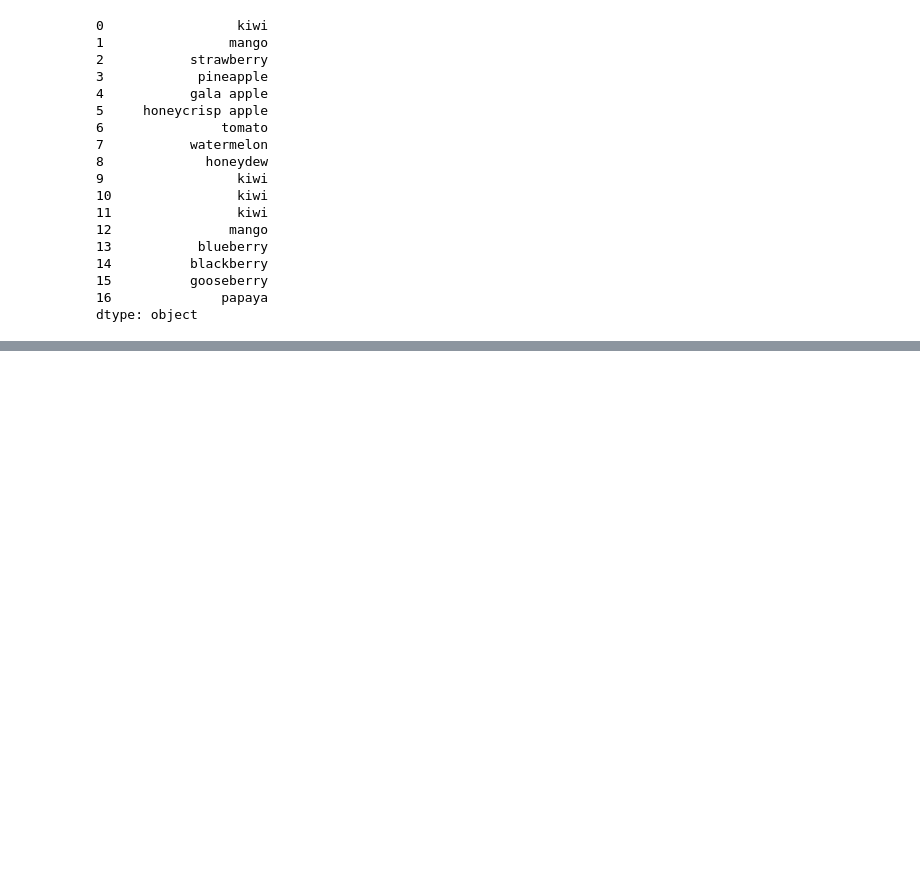
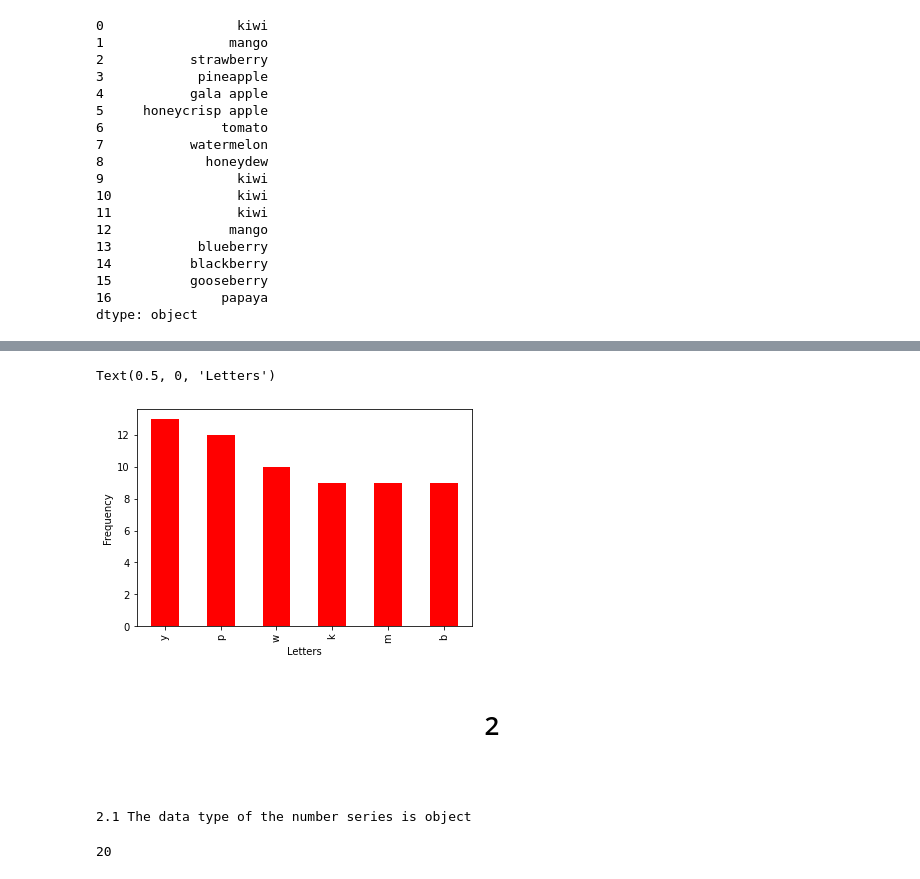
Before and after one commit to VelasquezAlejandro044/numpy-pandas-visualization-exercises, a Jupyter notebook: pandas_series.ipynb, the cells around one changed output, grey strips where cells are left out. Saved outputs shown, nothing was run; the diff lists cells and outputs as text; code cells hidden in the pictures; blank space fills up the shorter version.

```diff
--- a/pandas_series.ipynb
+++ b/pandas_series.ipynb
@@ -144,0 +269,12 @@ AttributeError: module 'pandas' has no attribute 'vowel_count'
+# %%
+# 1.6 Create a bar plot of the frequencies of the 6 most commonly occuring letters.
+letters.value_counts().head(6).plot.bar(color = 'r')
+plt.ylabel("Frequency")
+plt.xlabel("Letters")
+# %% [output]
+Text(0.5, 0, 'Letters')
+[figure, added]
+# %% [markdown]
+# <h1><center>2</center></h1>
+# %% [markdown]
+##
@@ -144,0 +285,10 @@ AttributeError: module 'pandas' has no attribute 'vowel_count'
+# %%
+# 2.1 What is the data type of the numbers Series?
+print(f"2.1 The data type of the number series is {num.dtype}")
+# %% [output]
+2.1 The data type of the number series is object
+# %%
+# 2.2 How many elements are in the number Series?
+num.size
+# %% [output]
+20
```
Also changed, not shown: parts of 31 cells of this notebook.
